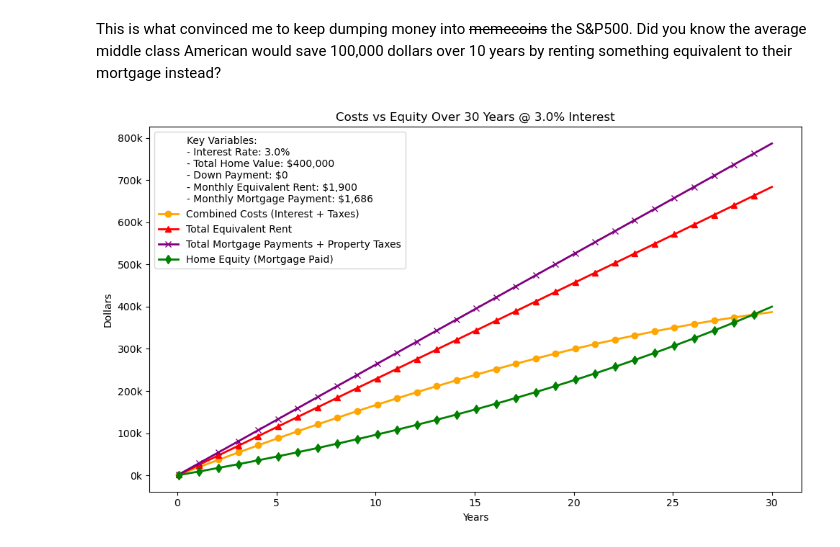
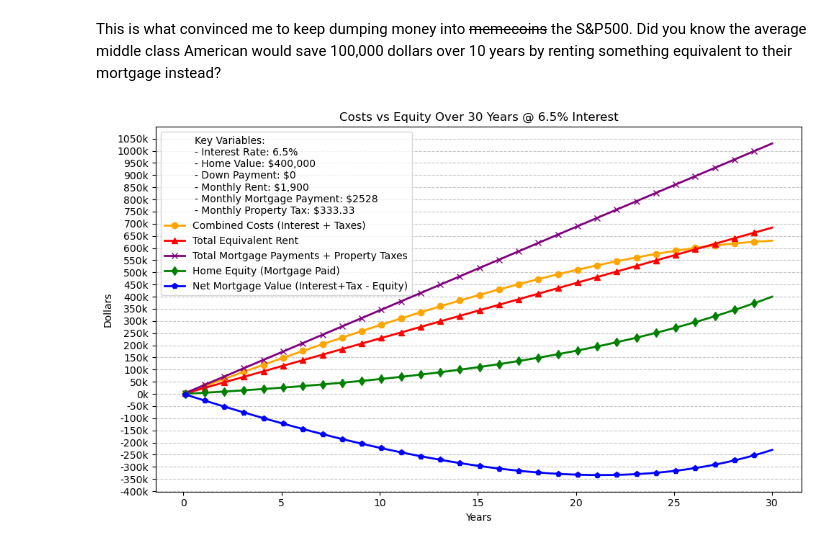
Before and after one commit to tfrum/frum-portfolio, a Jupyter notebook: python/frums_public_tools/jupyter-tools/mortgage_visualizer.ipynb, the cells around one changed output. Cells and saved outputs as stored; diff of their text form; code cells hidden in the pictures.

Commit message:
Sidetracked on mortgage calculator

```diff
--- a/python/frums_public_tools/jupyter-tools/mortgage_visualizer.ipynb
+++ b/python/frums_public_tools/jupyter-tools/mortgage_visualizer.ipynb
@@ -1,17 +1,16 @@
 # %% [markdown]
 This is what convinced me to keep dumping money into ~~memecoins~~ the S&P500. Did you know the average middle class American would save 100,000 dollars over 10 years by renting something equivalent to their mortgage instead?
 # %%
-# Configurable Variables
 import matplotlib.pyplot as plt
+import matplotlib.ticker as ticker
 from matplotlib.ticker import FuncFormatter
 
-
-interest_rate = 0.030  # Annual interest rate (e.g., 0.03 for 3%)
+interest_rate = 0.065  # Annual interest rate (e.g., 0.03 for 3%)
 total_home_value = 400_000  # Total value of the home in dollars
 down_payment = 0  # Down payment amount in dollars
 years = 30  # Loan term in years
 monthly_rent = 1900  # Equivalent rent in dollars
-property_tax_rate = 0.015 # property tax rate (averaged on whole value)
+property_tax_rate = 0.01 # property tax rate (averaged on whole value)
 
 # Current formatting function
 def currency_format(x, pos):
@@ -36,40 +35,63 @@ def generate_mortgage_chart_with_down_payment(interest_rate, principal, years, t
     combined_costs = []
     total_rent = []
     equity = []
+    net_mortgage_value_list = []
+    monthly_property_tax = (property_tax_rate * total_home_value) / 12
+
 
     for month in range(1, months + 1):
         interest_payment = balance * monthly_interest_rate
         principal_payment = monthly_payment - interest_payment
         balance -= principal_payment
         cumulative_interest += interest_payment
         cumulative_property_tax += (property_tax_rate * total_home_value) / 12  # Property taxes based on home value
         cumulative_rent += monthly_rent
 
         total_mortgage_plus_tax.append(monthly_payment * month + cumulative_property_tax)
         combined_costs.append(cumulative_interest + cumulative_property_tax)
         total_rent.append(cumulative_rent)
-        equity.append(total_home_value - balance)
+        current_equity = total_home_value - balance
+        equity.append(current_equity)
+
+
+        # Net Mortgage Value = (Interest Payments + Property Taxes) - Equity
+        net_mortgage_value_list.append(current_equity - (cumulative_interest + cumulative_property_tax))  # <-- Minimal change
 
     years = [m / 12 for m in range(1, months + 1)]
 
-    # Set up the chart
     plt.figure(figsize=(10, 6))
     plt.plot(years, combined_costs, label='Combined Costs (Interest + Taxes)', color='orange', linewidth=2, marker='o', markevery=12)
     plt.plot(years, total_rent, label='Total Equivalent Rent', color='red', linewidth=2, marker='^', markevery=12)
     plt.plot(years, total_mortgage_plus_tax, label='Total Mortgage Payments + Property Taxes', color='purple', linewidth=2, marker='x', markevery=12)
     plt.plot(years, equity, label='Home Equity (Mortgage Paid)', color='green', linewidth=2, marker='d', markevery=12)
+    plt.plot(years, net_mortgage_value_list, label='Net Mortgage Value (Interest+Tax - Equity)', color='blue', linewidth=2, marker='p', markevery=12)  # <-- Added
+
     plt.title(f'Costs vs Equity Over {years[-1]:.0f} Years @ {interest_rate*100:.1f}% Interest')
     plt.xlabel('Years')
     plt.ylabel('Dollars')
-    plt.legend(title="Key Variables:\n- Interest Rate: {:.1f}%\n- Total Home Value: ${:,}\n- Down Payment: ${:,}\n- Monthly Equivalent Rent: ${:,}\n- Monthly Mortgage Payment: ${:,}".format(
-        interest_rate * 100, total_home_value, down_payment, monthly_rent, int(monthly_payment)))
+    plt.legend(title=(
+        f"Key Variables:\n"
+        f"- Interest Rate: {interest_rate * 100:.1f}%\n"
+        f"- Home Value: ${total_home_value:,.0f}\n"
+        f"- Down Payment: ${down_payment:,.0f}\n"
+        f"- Monthly Rent: ${monthly_rent:,.0f}\n"
+        f"- Monthly Mortgage Payment: ${int(monthly_payment)}\n"
+        f"- Monthly Property Tax: ${monthly_property_tax:,.2f}"
+    ))
     plt.gca().yaxis.set_major_formatter(FuncFormatter(currency_format))
     plt.tight_layout()
+    plt.grid(axis='y', which='both', linestyle='--', alpha=0.7)
+    plt.gca().yaxis.set_major_locator(ticker.MultipleLocator(50_000))
     plt.show()
 
 # Put out the chart
 generate_mortgage_chart_with_down_payment(
-    interest_rate, total_home_value - down_payment, years, total_home_value, down_payment, monthly_rent
+    interest_rate,
+    total_home_value - down_payment,
+    years,
+    total_home_value,
+    down_payment,
+    monthly_rent
 )
 # %% [output]
-[figure, old version]
+[figure, new version]
```
Also changed, not shown: parts of 5 cells of this notebook, 2 other files.
